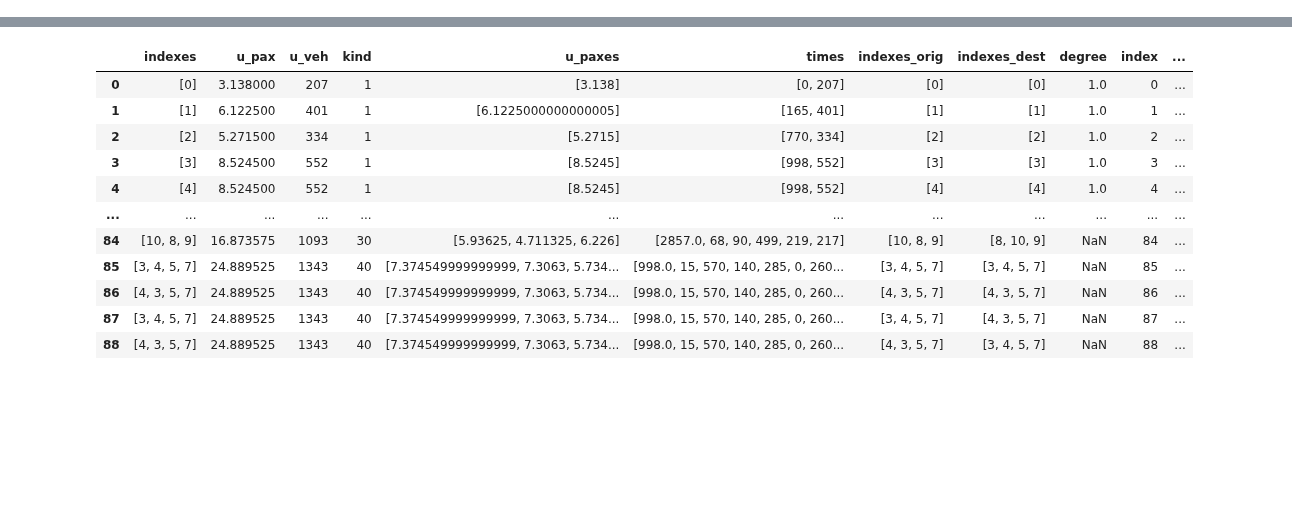
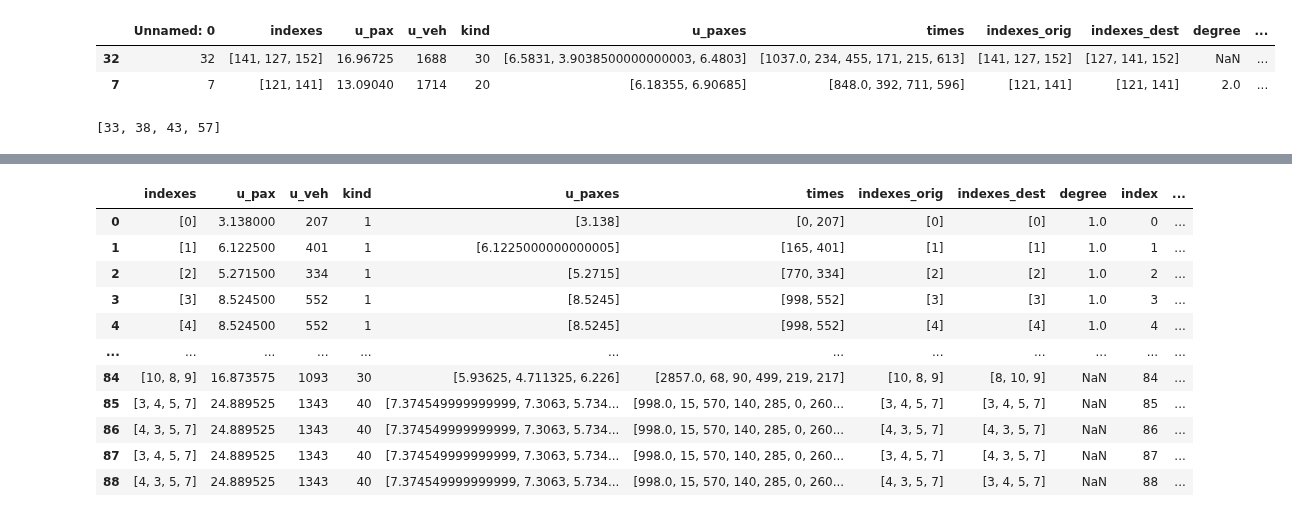
Before and after one commit to RafalKucharskiPK/ExMAS, a Jupyter notebook: ExMAS/spinoffs/tndp/ExExMAS.ipynb, the cells around one changed output, grey strips where cells are left out. Saved outputs shown, nothing was run; the diff lists cells and outputs as text; code cells hidden in the pictures; blank space fills up the shorter version.

```diff
--- a/ExMAS/spinoffs/tndp/ExExMAS.ipynb
+++ b/ExMAS/spinoffs/tndp/ExExMAS.ipynb
@@ -32,6 +73,7 @@ params.shared_discount = 0.3
 # %%
 transits = pd.read_csv('ExMAS/data/transits/300/transits.csv', index_col = 0)
 requests = pd.read_csv('ExMAS/data/transits/300/requests.csv', index_col = 0)
+r2 = pd.read_csv('ExMAS/data/transits/300/rides2.csv', index_col = 0)
 del requests['index']
 rm = pd.read_csv('ExMAS/data/transits/300/transit_rm.csv')
 rm['pax_id'] = rm['Unnamed: 0']
@@ -38,0 +92,10 @@ del rm['Unnamed: 0']
+# %%
+r2.sample(2)
+# %% [output]
+|  | Unnamed: 0 | indexes | u_pax | u_veh | kind | u_paxes | times | indexes_orig | indexes_dest | degree | ... |
+| 32 | 32 | [141, 127, 152] | 16.96725 | 1688 | 30 | [6.5831, 3.9038500000000003, 6.4803] | [1037.0, 234, 455, 171, 215, 613] | [141, 127, 152] | [127, 141, 152] | NaN | ... |
+| 7 | 7 | [121, 141] | 13.09040 | 1714 | 20 | [6.18355, 6.90685] | [848.0, 392, 711, 596] | [121, 141] | [121, 141] | 2.0 | ... |
+# %%
+sum(transitizables.loc[[121, 102]].low_level_indexes.to_list(),[])
+# %% [output]
+[33, 38, 43, 57]
```
Also changed, not shown: parts of 38 cells of this notebook, 6 other files.
